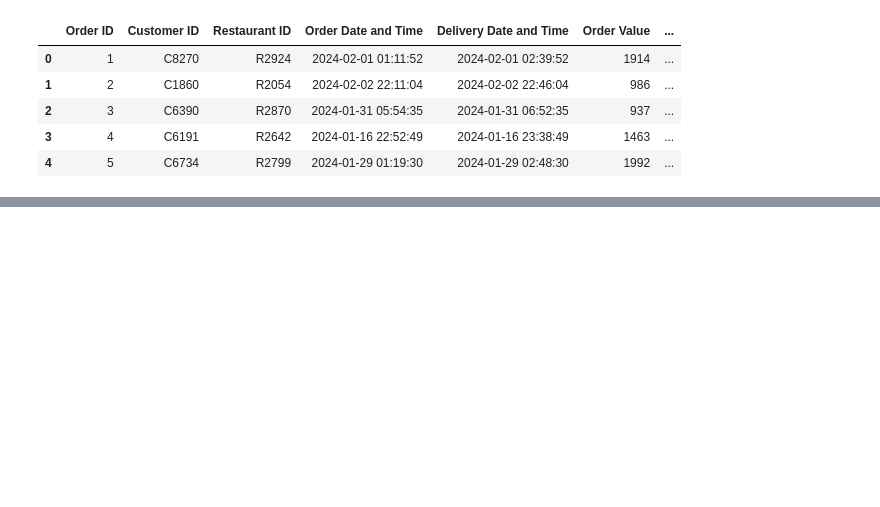
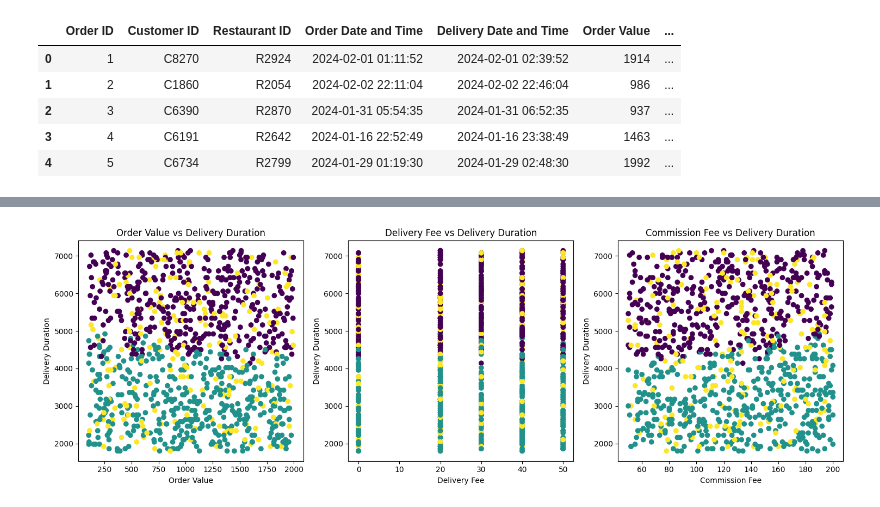
Before and after one commit to marcanthonny/projectDSML, a Jupyter notebook: kelompok5.ipynb, the cells around one changed output, grey strips where cells are left out. Cells and saved outputs as stored; diff of their text form; code cells hidden in the pictures; blank space fills up the shorter version.

```diff
--- a/kelompok5.ipynb
+++ b/kelompok5.ipynb
@@ -201,0 +127,15 @@ plt.show()
+# %%
+# Apply K-Means clustering algorithm to the normalized data
+kmeans = KMeans(n_clusters=3, random_state=42)  # You can change the number of clusters (n_clusters) as needed
+
+# Fit the K-Means algorithm to the scaled data
+kmeans.fit(df_clustering_scaled)
+
+# Assign cluster labels to the dataset
+df_clustering_scaled['Cluster'] = kmeans.labels_
+
+# Display the first few rows of the dataframe with cluster labels to verify the changes
+df_clustering_scaled.head()
+
+# Visualize clusters
+plt.figure(figsize=(15, 5))
@@ -201,0 +148,29 @@ plt.show()
+# %%
+# Visualize clusters
+plt.figure(figsize=(15, 5))
+
+# Scatter plot 1
+plt.subplot(1, 3, 1)
+plt.scatter(df['Order Value'], df['Delivery Duration'], c=df_clustering_scaled['Cluster'], cmap='viridis')
+plt.xlabel('Order Value')
+plt.ylabel('Delivery Duration')
+plt.title('Order Value vs Delivery Duration')
+
+# Scatter plot 2
+plt.subplot(1, 3, 2)
+plt.scatter(df['Delivery Fee'], df['Delivery Duration'], c=df_clustering_scaled['Cluster'], cmap='viridis')
+plt.xlabel('Delivery Fee')
+plt.ylabel('Delivery Duration')
+plt.title('Delivery Fee vs Delivery Duration')
+
+# Scatter plot 3
+plt.subplot(1, 3, 3)
+plt.scatter(df['Commission Fee'], df['Delivery Duration'], c=df_clustering_scaled['Cluster'], cmap='viridis')
+plt.xlabel('Commission Fee')
+plt.ylabel('Delivery Duration')
+plt.title('Commission Fee vs Delivery Duration')
+
+plt.tight_layout()
+plt.show()
+# %% [output]
+[figure, added]
```
Also changed, not shown: parts of 26 cells of this notebook, 1 other file.
